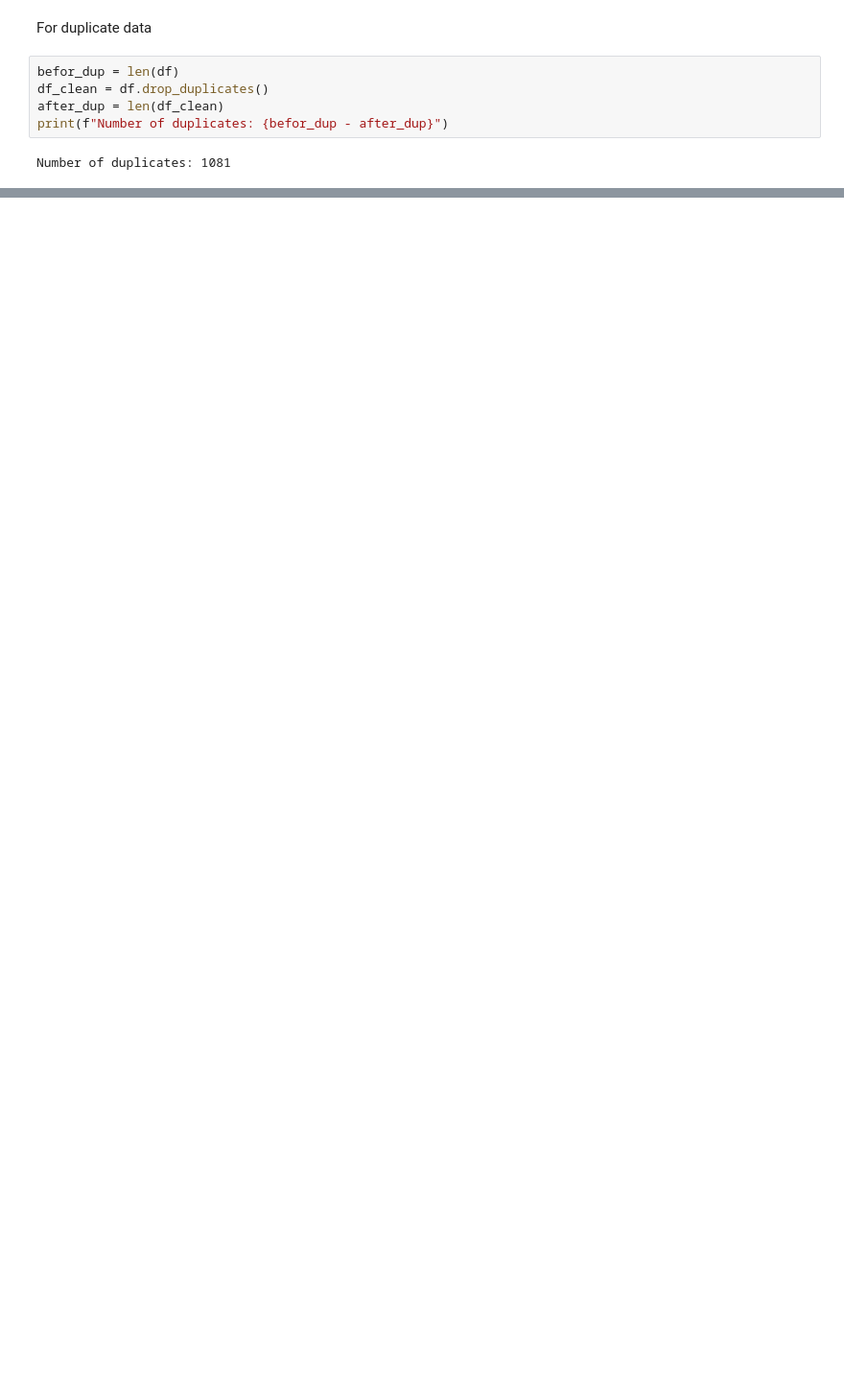
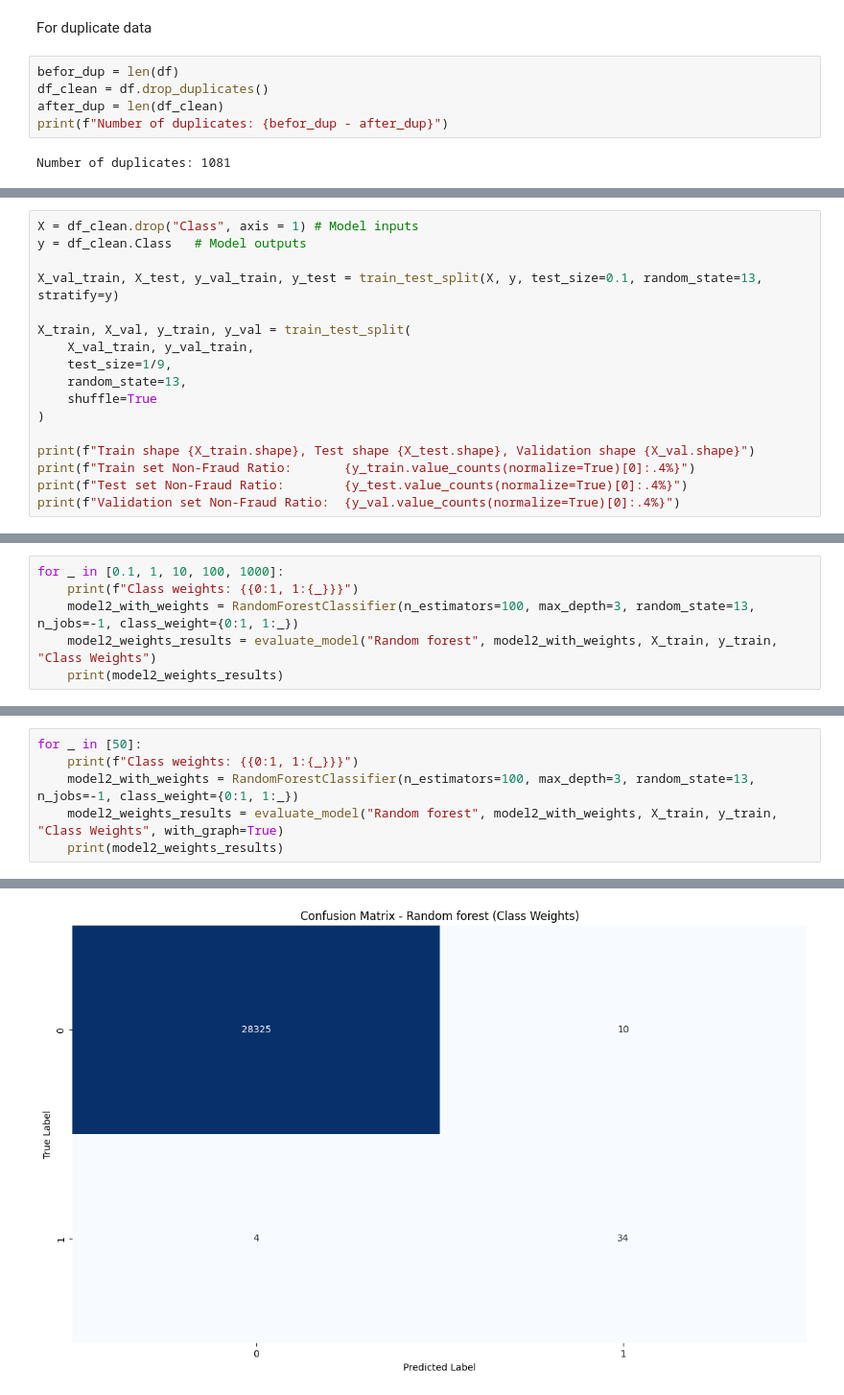
Before and after one commit to fulcrumm1365/card_fraud, a Jupyter notebook: main.ipynb, the cells around one changed output, grey strips where cells are left out. Shown at 96% size. Cells and saved outputs as stored; diff of their text form; blank space fills up the shorter version.

```diff
--- a/main.ipynb
+++ b/main.ipynb
@@ -258,0 +283,17 @@ Outlier Detection Target: Automatically selected '['V17', 'V14', 'V12']'.
+# %%
+X = df_clean.drop("Class", axis = 1) # Model inputs
+y = df_clean.Class   # Model outputs
+
+X_val_train, X_test, y_val_train, y_test = train_test_split(X, y, test_size=0.1, random_state=13, stratify=y)
+
+X_train, X_val, y_train, y_val = train_test_split(
+    X_val_train, y_val_train,
+    test_size=1/9,
+    random_state=13,
+    shuffle=True
+)
+
+print(f"Train shape {X_train.shape}, Test shape {X_test.shape}, Validation shape {X_val.shape}")
+print(f"Train set Non-Fraud Ratio:       {y_train.value_counts(normalize=True)[0]:.4%}")
+print(f"Test set Non-Fraud Ratio:        {y_test.value_counts(normalize=True)[0]:.4%}")
+print(f"Validation set Non-Fraud Ratio:  {y_val.value_counts(normalize=True)[0]:.4%}")
@@ -258,0 +495,6 @@ Outlier Detection Target: Automatically selected '['V17', 'V14', 'V12']'.
+# %%
+for _ in [0.1, 1, 10, 100, 1000]:
+    print(f"Class weights: {{0:1, 1:{_}}}")
+    model2_with_weights = RandomForestClassifier(n_estimators=100, max_depth=3, random_state=13, n_jobs=-1, class_weight={0:1, 1:_})
+    model2_weights_results = evaluate_model("Random forest", model2_with_weights, X_train, y_train, "Class Weights")
+    print(model2_weights_results)
@@ -258,0 +521,7 @@ Outlier Detection Target: Automatically selected '['V17', 'V14', 'V12']'.
+# %%
+for _ in [50]:
+    print(f"Class weights: {{0:1, 1:{_}}}")
+    model2_with_weights = RandomForestClassifier(n_estimators=100, max_depth=3, random_state=13, n_jobs=-1, class_weight={0:1, 1:_})
+    model2_weights_results = evaluate_model("Random forest", model2_with_weights, X_train, y_train, "Class Weights", with_graph=True)
+    print(model2_weights_results)
+# %% [output]
@@ -258,0 +529 @@ Outlier Detection Target: Automatically selected '['V17', 'V14', 'V12']'.
+[figure, added]
```
Also changed, not shown: parts of 37 cells of this notebook.
